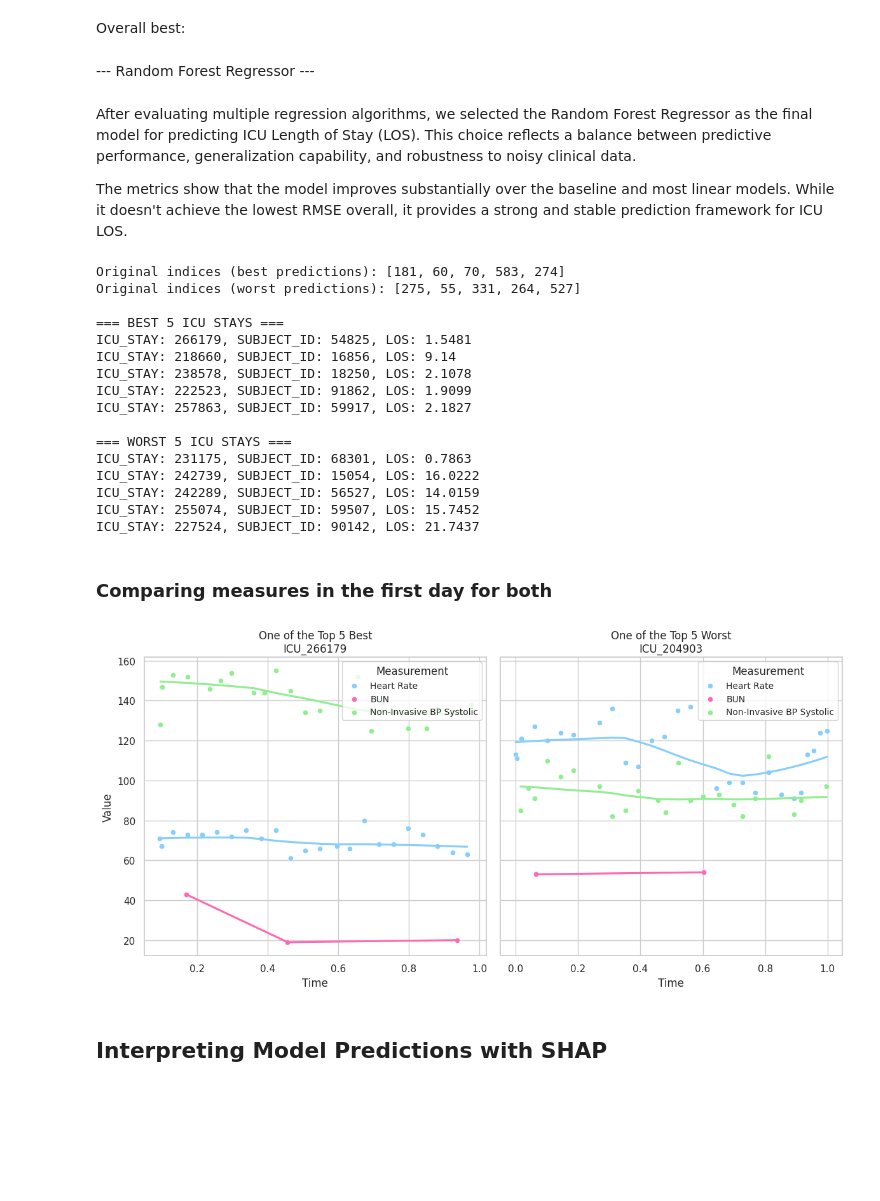
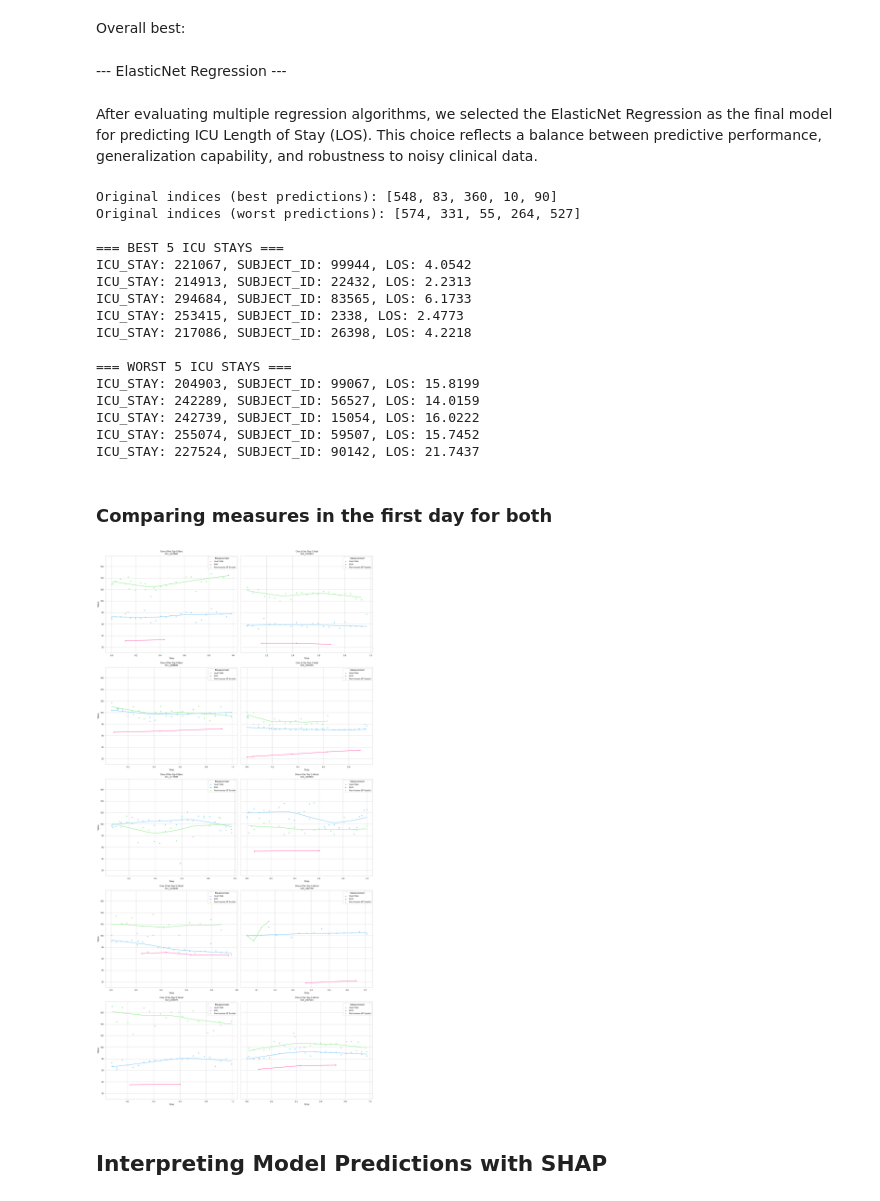
Before and after one commit to ossclaudia/Machine-Learning-2, a Jupyter notebook: projeto.ipynb, the cells around one changed output. Drawn from its saved outputs; the diff is of its cells as text; code cells hidden in the pictures; blank space fills up the shorter version.

Commit message:
mudado para elastic

```diff
--- a/projeto.ipynb
+++ b/projeto.ipynb
@@ -1497,20 +1497,17 @@ MAPE: 111.46%
 # %% [markdown]
 Overall best:
 # %% [markdown]
---- Random Forest Regressor ---
+--- ElasticNet Regression ---
 # %% [markdown]
-After evaluating multiple regression algorithms, we selected the Random Forest Regressor as the final model for predicting ICU Length of Stay (LOS). This choice reflects a balance between predictive performance, generalization capability, and robustness to noisy clinical data.
-
-The metrics show that the model improves substantially over the baseline and most linear models. While it doesn't achieve the lowest RMSE overall, it provides a strong and stable prediction framework for ICU LOS.
+After evaluating multiple regression algorithms, we selected the ElasticNet Regression as the final model for predicting ICU Length of Stay (LOS). This choice reflects a balance between predictive performance, generalization capability, and robustness to noisy clinical data.
 # %%
 # Treinamento e predição com GridSearch
 param_grids = {
-    'Random Forest Regressor': ({
-        'n_estimators': [50, 100, 200],
-        'max_depth': [None, 10, 20],
-        'min_samples_split': [2, 5],
-        'min_samples_leaf': [1, 2]
-    }, RandomForestRegressor(random_state=42))
+    'ElasticNet Regression': ({
+        'alpha': [0.001, 0.01, 0.1, 1],
+        'l1_ratio': [0.1, 0.5, 0.9],
+        'max_iter': [1000, 5000]
+    }, ElasticNet()),
 }
 
 for name, (param_grid, model) in param_grids.items():
@@ -1553,22 +1550,22 @@ for name, (param_grid, model) in param_grids.items():
         los = icustays.loc[icustays['ICUSTAY_ID'] == icu_id, 'LOS'].values[0]
         print(f"ICU_STAY: {icu_id}, SUBJECT_ID: {subject_id}, LOS: {los}")
 
-rf_estimator = grid_search.best_estimator_
+elastic_estimator = grid_search.best_estimator_
 # %% [output]
-Original indices (best predictions): [181, 60, 70, 583, 274]
-Original indices (worst predictions): [275, 55, 331, 264, 527]
+Original indices (best predictions): [548, 83, 360, 10, 90]
+Original indices (worst predictions): [574, 331, 55, 264, 527]
 
 === BEST 5 ICU STAYS ===
-ICU_STAY: 266179, SUBJECT_ID: 54825, LOS: 1.5481
-ICU_STAY: 218660, SUBJECT_ID: 16856, LOS: 9.14
-ICU_STAY: 238578, SUBJECT_ID: 18250, LOS: 2.1078
-ICU_STAY: 222523, SUBJECT_ID: 91862, LOS: 1.9099
-ICU_STAY: 257863, SUBJECT_ID: 59917, LOS: 2.1827
+ICU_STAY: 221067, SUBJECT_ID: 99944, LOS: 4.0542
+ICU_STAY: 214913, SUBJECT_ID: 22432, LOS: 2.2313
+ICU_STAY: 294684, SUBJECT_ID: 83565, LOS: 6.1733
+ICU_STAY: 253415, SUBJECT_ID: 2338, LOS: 2.4773
+ICU_STAY: 217086, SUBJECT_ID: 26398, LOS: 4.2218
 
 === WORST 5 ICU STAYS ===
-ICU_STAY: 231175, SUBJECT_ID: 68301, LOS: 0.7863
+ICU_STAY: 204903, SUBJECT_ID: 99067, LOS: 15.8199
+ICU_STAY: 242289, SUBJECT_ID: 56527, LOS: 14.0159
 ICU_STAY: 242739, SUBJECT_ID: 15054, LOS: 16.0222
-ICU_STAY: 242289, SUBJECT_ID: 56527, LOS: 14.0159
 ICU_STAY: 255074, SUBJECT_ID: 59507, LOS: 15.7452
 ICU_STAY: 227524, SUBJECT_ID: 90142, LOS: 21.7437
 # %% [markdown]
@@ -1576,37 +1573,36 @@ ICU_STAY: 227524, SUBJECT_ID: 90142, LOS: 21.7437
 # %%
 def plot_top5_best_worst(best_ids, worst_ids, chartevents, icu_title="ICU"):
 
-    # Define cores por medição
     colors = {
         'Heart Rate': 'lightskyblue',
         'BUN': 'hotpink',
         'Non-Invasive BP Systolic': 'lightgreen'
     }
 
-    # ITEMIDs correspondentes
     itemids = {
         'Heart Rate': 220045,
         'BUN': 225624,
         'Non-Invasive BP Systolic': 220179
     }
 
-    # Layout: 5 linhas (best e worst juntos) x 2 colunas
     sns.set(style="whitegrid")
-    fig, axes = plt.subplots(1, 2, figsize=(12, 6), sharey=True)
+    fig, axes = plt.subplots(5, 2, figsize=(20, 40), sharey=True)
     axes = axes.flatten()
 
-    # Junta listas e define qual é qual
     all_ids = best_ids + worst_ids
-    titles = [f"One of the Top 5 Best\n{icu_title}_{icu_id}" for i, icu_id in enumerate(best_ids)] + \
-             [f"One of the Top 5 Worst\n{icu_title}_{icu_id}" for i, icu_id in enumerate(worst_ids)]
+    titles = [f"One of the Top 5 Best\n{icu_title}_{icu_id}" for icu_id in best_ids] + \
+             [f"One of the Top 5 Worst\n{icu_title}_{icu_id}" for icu_id in worst_ids]
 
-    # Gera gráficos
     for i, (icu_id, ax) in enumerate(zip(all_ids, axes)):
         for name, itemid in itemids.items():
             data = chartevents[(chartevents['ICUSTAY_ID'] == icu_id) &
-                            (chartevents['ITEMID'] == itemid)][['DAYS_FROM_INTIME', 'VALUE']]
+                               (chartevents['ITEMID'] == itemid)][['DAYS_FROM_INTIME', 'VALUE']].copy()
 
             if not data.empty:
+                data = data.sort_values('DAYS_FROM_INTIME')
+                data['VALUE'] = pd.to_numeric(data['VALUE'], errors='coerce')
+                data['DAYS_FROM_INTIME'] = pd.to_numeric(data['DAYS_FROM_INTIME'], errors='coerce')
+
                 sns.scatterplot(data=data, x='DAYS_FROM_INTIME', y='VALUE',
                                 color=colors[name], label=name, ax=ax)
                 sns.regplot(data=data, x='DAYS_FROM_INTIME', y='VALUE',
@@ -1615,24 +1611,24 @@ def plot_top5_best_worst(best_ids, worst_ids, chartevents, icu_title="ICU"):
 
         ax.set_title(titles[i])
         ax.set_xlabel("Time")
-        if i % 2 == 0:
-            ax.set_ylabel("Value")
-        else:
-            ax.set_ylabel("")
+        ax.set_ylabel("Value" if i % 2 == 0 else "")
 
-        ax.invert_yaxis()  # <- aqui, inverte o eixo y
+        # REMOVE essa linha, a menos que você tenha um motivo clínico real
+        # ax.invert_yaxis()
 
-        ax.legend(title="Measurement", loc='upper right', fontsize='small')
+        handles, labels = ax.get_legend_handles_labels()
+        by_label = dict(zip(labels, handles))
+        ax.legend(by_label.values(), by_label.keys(), title="Measurement", loc='upper right', fontsize='small')
 
     plt.tight_layout()
     plt.show()
 # %%
-best_icu_ids = [266179]
-worst_icu_ids = [204903]
+best_icu_ids = [221067,214913,294684,253415,217086]
+worst_icu_ids = [204903,242289,242739,255074,227524]
 
 plot_top5_best_worst(best_icu_ids, worst_icu_ids, chartevents_first_day)
 # %% [output]
-[figure, old version]
+[figure, new version]
 # %% [markdown]
 ## Interpreting Model Predictions with SHAP
 # %% [markdown]
```
Also changed, not shown: parts of 4 cells of this notebook.
